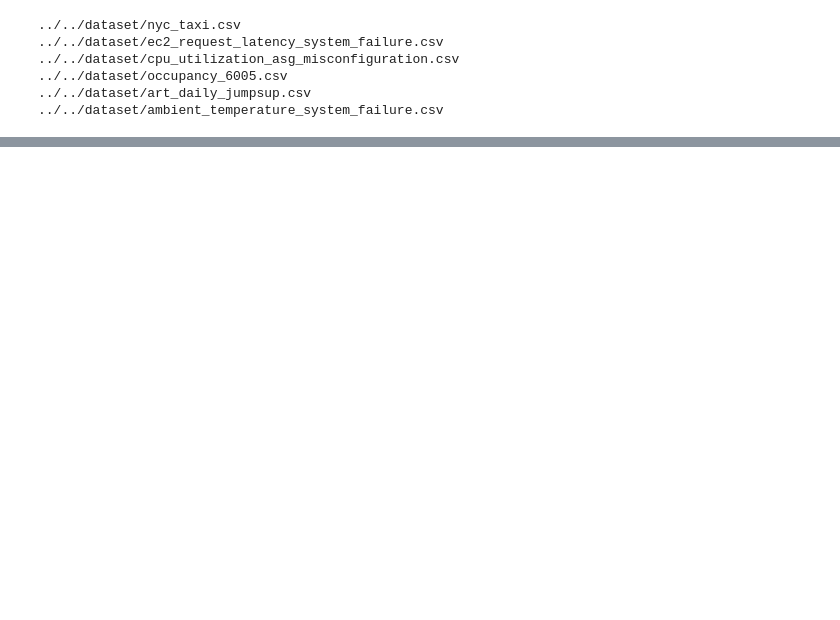
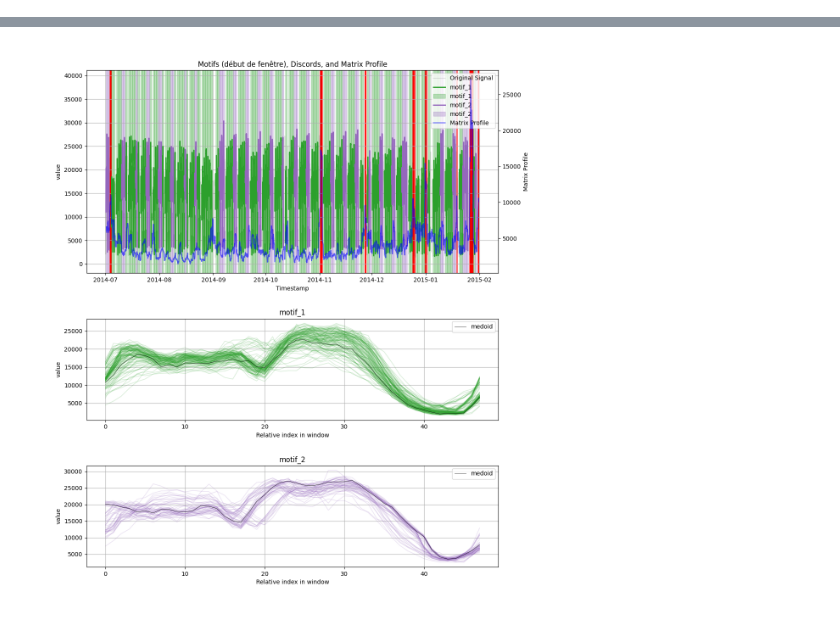
Before and after one commit to Guillaumernd/ampiimts, a Jupyter notebook: notebooks/Matrix_Profile/Matrix_profile.ipynb, the cells around one changed output, grey strips where cells are left out. Drawn from its saved outputs; the diff is of its cells as text; code cells hidden in the pictures; blank space fills up the shorter version.

Commit message:
beta 11 version multidimensional process

```diff
--- a/notebooks/Matrix_Profile/Matrix_profile.ipynb
+++ b/notebooks/Matrix_Profile/Matrix_profile.ipynb
@@ -18,18 +18,13 @@ with os.scandir(folder) as entries:
     for entry in entries:
         if entry.is_file() and entry.name.endswith('csv'):
             # list of sensors with some parameters -> list[pd.DataFrame[timestamp, value1, value2, etc..., latitude, longitude]])
-            pds.append(pd.read_csv(folder+'/'+entry.name))
+            pds.append((pd.read_csv(folder+'/'+entry.name), entry.name))
+pds = pds[:1]
-# %% [output]
-../../dataset/nyc_taxi.csv
-../../dataset/ec2_request_latency_system_failure.csv
-../../dataset/cpu_utilization_asg_misconfiguration.csv
-../../dataset/occupancy_6005.csv
-../../dataset/art_daily_jumpsup.csv
-../../dataset/ambient_temperature_system_failure.csv
 # %%
 # get original dataframe
-for df in pds:
-    df_normalize = ampiimts.pre_processed(df)
-    result = ampiimts.matrix_profile(df_normalize, max_matches=30)
+for df, name in pds:
+    print(name)
+    df_normalize = ampiimts.pre_processed(df, window_size='24h')
+    result = ampiimts.matrix_profile(df_normalize, max_matches=50, max_motifs=3)
     ampiimts.plot_patterns_and_discords(ampiimts.interpolate(df), result)
 # %% [output]
@@ -37,0 +33 @@ Best window sizes (hours): 0 days 05:00:00, 0 days 05:30:00, 0 days 06:00:00
+[figure, added]
```
Also changed, not shown: parts of 3 cells of this notebook, 4 other files.
